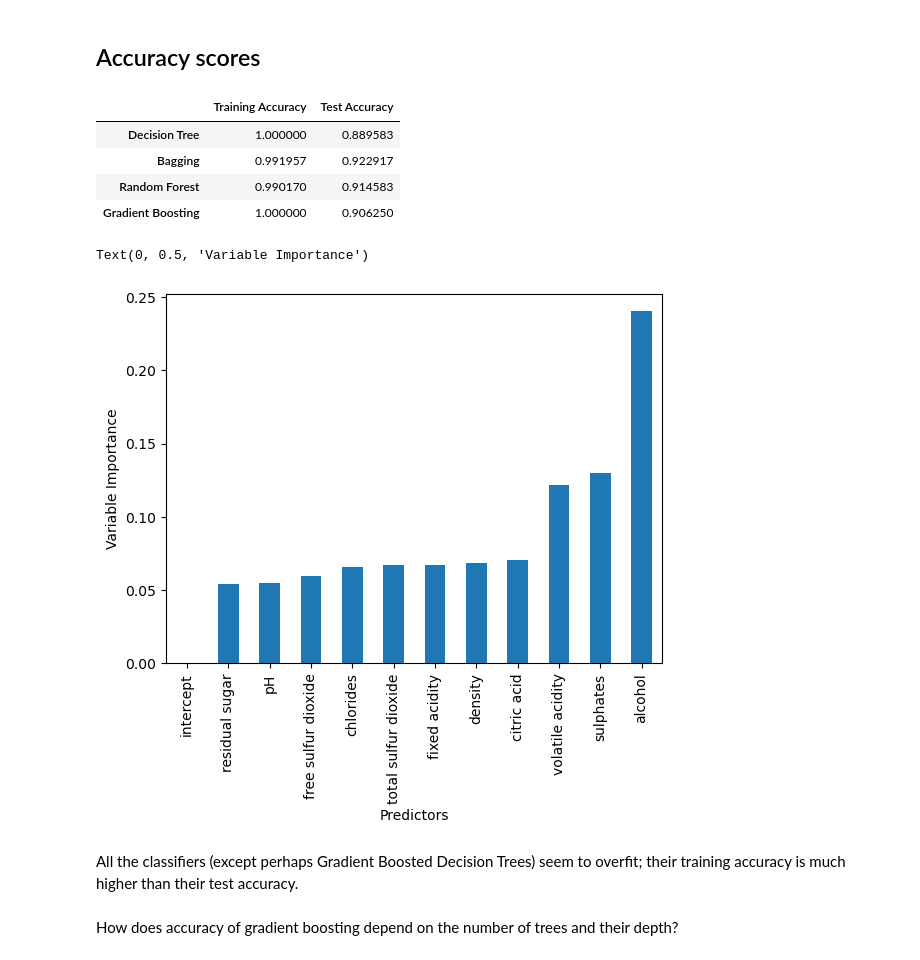
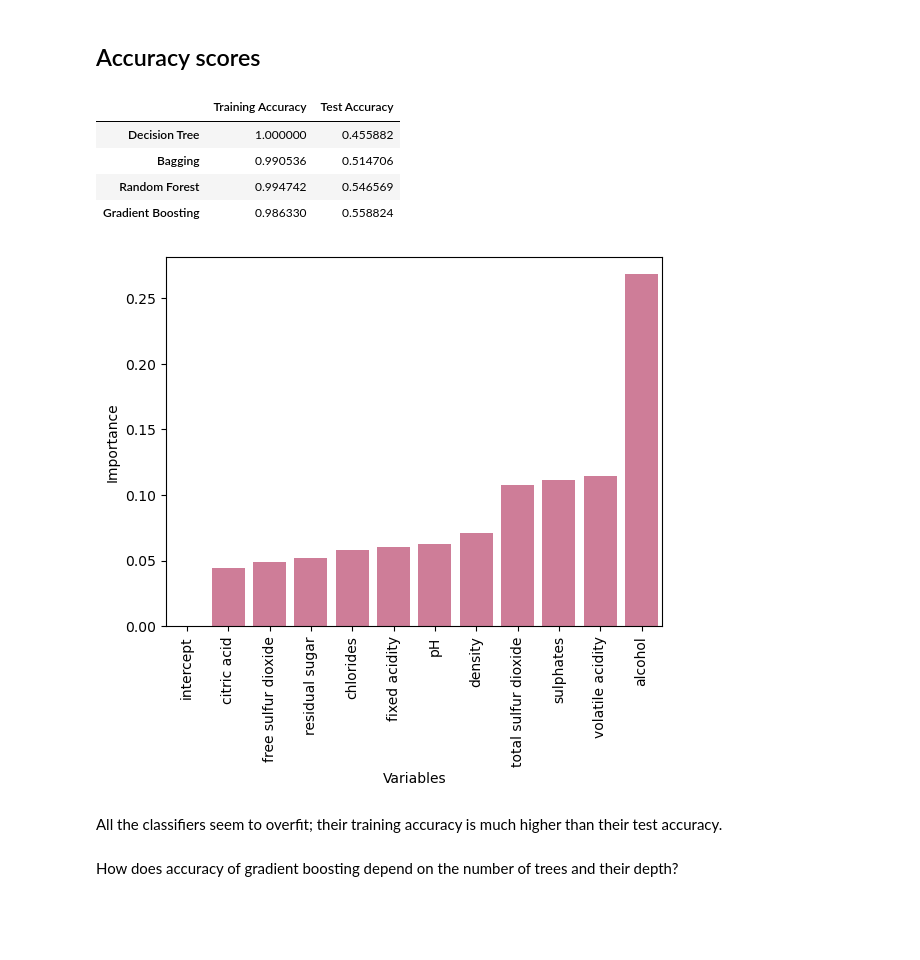
Before and after one commit to cren05237/Group4WineProject, a Jupyter notebook: RF and Boosting code red.ipynb, the cells around one changed output. Saved outputs shown, nothing was run; the diff lists cells and outputs as text; code cells hidden in the pictures; blank space fills up the shorter version.

```diff
--- a/RF and Boosting code red.ipynb
+++ b/RF and Boosting code red.ipynb
@@ -21,9 +16,10 @@ from sklearn import tree
 from sklearn.ensemble import BaggingClassifier, RandomForestClassifier, GradientBoostingClassifier
 # %%
 df = pd.read_csv('winequality-red.csv', sep=";")
-df_temp = df.drop('quality', axis=1)
-df_norm = (df_temp-df_temp.min())/(df_temp.max()-df_temp.min())
-q = df['quality'].apply(lambda x: 1 if x > 6 else 0)
-df_norm = pd.concat((df_norm, q), 1)
-print(df_norm)
-df=df_norm.copy()
+df =df.drop_duplicates()
+# df_temp = df.drop('quality', axis=1)
+# df_norm = (df_temp-df_temp.min())/(df_temp.max()-df_temp.min())
+# q = df['quality'].apply(lambda x: 1 if x > 6 else 0)
+# df_norm = pd.concat((df_norm, q), 1)
+# print(df_norm)
+# df=df_norm.copy()
@@ -103,7 +81,7 @@ models['Random Forest'] = \
 
 models['Gradient Boosting'] = \
     GradientBoostingClassifier(n_estimators=200,
-                               max_depth=4,
+                               max_depth=3,
                                random_state=1)
 # %% [markdown]
 ## Fit the models
@@ -133,22 +111,24 @@ df = DataFrame({'Training Accuracy':accuracy_train, 'Test Accuracy':accuracy_tes
 df
 # %% [output]
 |  | Training Accuracy | Test Accuracy |
-| Decision Tree | 1.000000 | 0.889583 |
-| Bagging | 0.991957 | 0.922917 |
-| Random Forest | 0.990170 | 0.914583 |
-| Gradient Boosting | 1.000000 | 0.906250 |
+| Decision Tree | 1.000000 | 0.455882 |
+| Bagging | 0.990536 | 0.514706 |
+| Random Forest | 0.994742 | 0.546569 |
+| Gradient Boosting | 0.986330 | 0.558824 |
 # %%
 names =np.insert(df_norm.columns.values[0:11], 0, 'intercept')
 #names
 var_imp=pd.Series(models['Gradient Boosting'].feature_importances_,index=names)
-var_imp.sort_values().plot(kind='bar')
-xlabel('Predictors')
-ylabel('Variable Importance')
+var_imp_df = var_imp.reset_index()
+var_imp_df.columns = ['Variables', 'Importance']
+var_imp_df.sort_values(by='Importance',inplace=True)
+bar_plot=sns.barplot(x='Variables',y='Importance',data=var_imp_df,color='palevioletred')
+plt.xticks(rotation=90)
+plt.show()
 # %% [output]
-Text(0, 0.5, 'Variable Importance')
-[figure, old version]
+[figure, new version]
 # %% [markdown]
-All the classifiers (except perhaps Gradient Boosted Decision Trees) seem to overfit; their training accuracy is much higher than their test accuracy.
+All the classifiers seem to overfit; their training accuracy is much higher than their test accuracy.
 # %% [markdown]
 How does accuracy of gradient boosting depend on the number of trees and their depth?
 # %%
```
Also changed, not shown: parts of 9 cells of this notebook, 1 other file.
